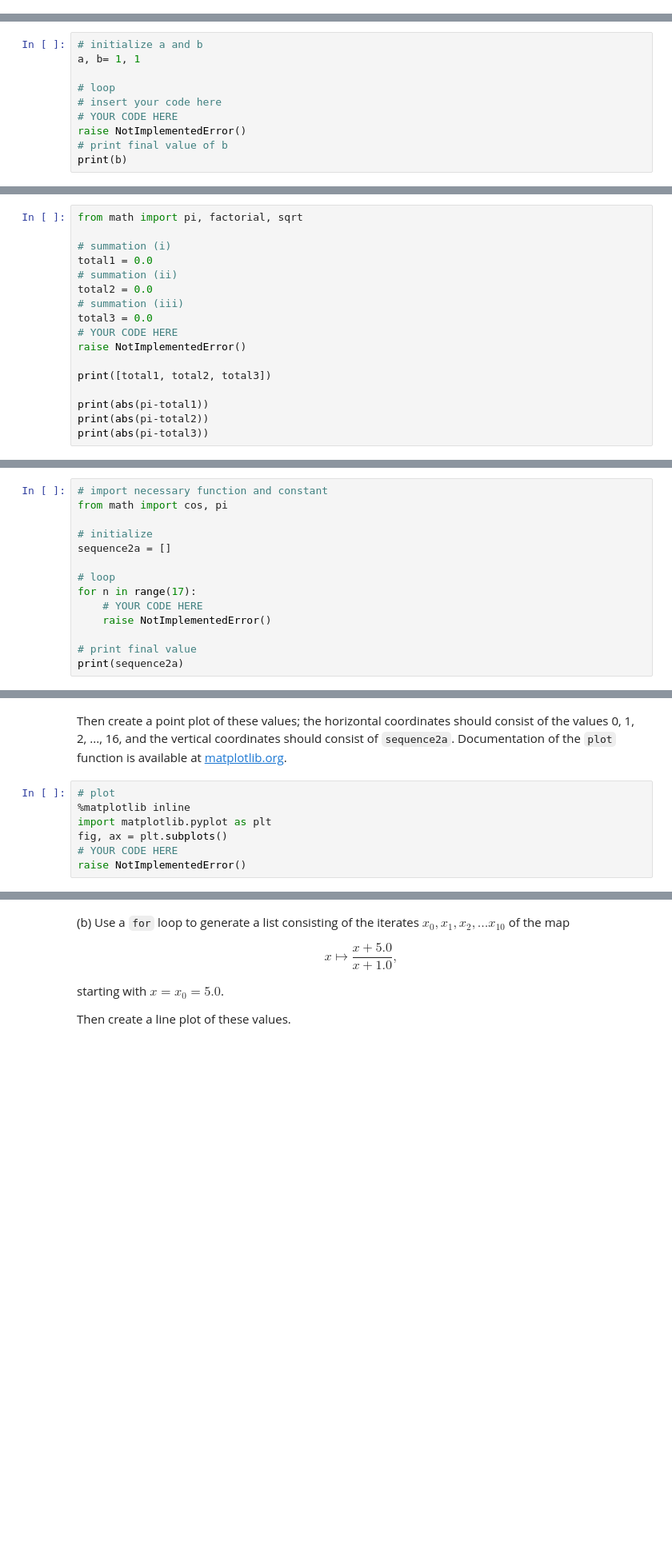
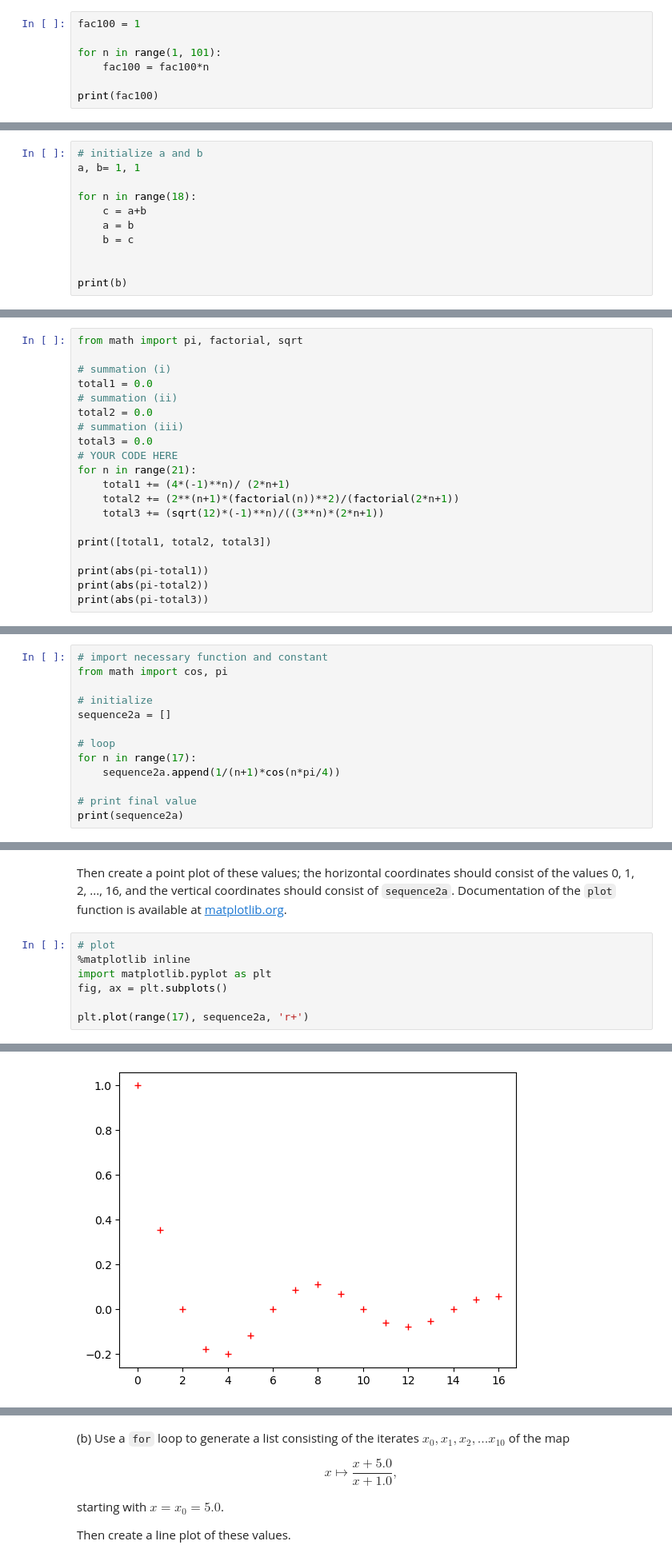
Before and after one commit to Imperial-MATH40006/term1-week7-cyrustt, a Jupyter notebook: term1week7.ipynb, the cells around one changed output, grey strips where cells are left out. Shown: that part at 80% size. Saved outputs shown, nothing was run; the diff lists cells and outputs as text; blank space fills up the shorter version.

```diff
--- a/term1week7.ipynb
+++ b/term1week7.ipynb
@@ -104,0 +121,7 @@ print(fac100)
+# %%
+fac100 = 1
+
+for n in range(1, 101):
+    fac100 = fac100*n
+
+print(fac100)
@@ -111,9 +139,10 @@ question1_d(fac100)
 # initialize a and b
 a, b= 1, 1
 
-# loop
-# insert your code here
-# YOUR CODE HERE
-raise NotImplementedError()
-# print final value of b
+for n in range(18):
+    c = a+b
+    a = b
+    b = c
+
+
 print(b)
@@ -140,7 +174,10 @@ total2 = 0.0
 # summation (iii)
 total3 = 0.0
 # YOUR CODE HERE
-raise NotImplementedError()
+for n in range(21):
+    total1 += (4*(-1)**n)/ (2*n+1)
+    total2 += (2**(n+1)*(factorial(n))**2)/(factorial(2*n+1))
+    total3 += (sqrt(12)*(-1)**n)/((3**n)*(2*n+1))
 
 print([total1, total2, total3])
 
@@ -165,8 +213,7 @@ sequence2a = []
 
 # loop
 for n in range(17):
-    # YOUR CODE HERE
-    raise NotImplementedError()
+    sequence2a.append(1/(n+1)*cos(n*pi/4))
 
 # print final value
 print(sequence2a)
@@ -180,5 +232,6 @@ Then create a point plot of these values; the horizontal coordinates should cons
 %matplotlib inline
 import matplotlib.pyplot as plt
 fig, ax = plt.subplots()
-# YOUR CODE HERE
-raise NotImplementedError()
+
+plt.plot(range(17), sequence2a, 'r+')
+# %% [output]
@@ -185,3 +239,4 @@ raise NotImplementedError()
+[figure, added]
 # %%
 # 1 Mark
 _globals = globals()
```
Also changed, not shown: parts of 34 cells of this notebook.
